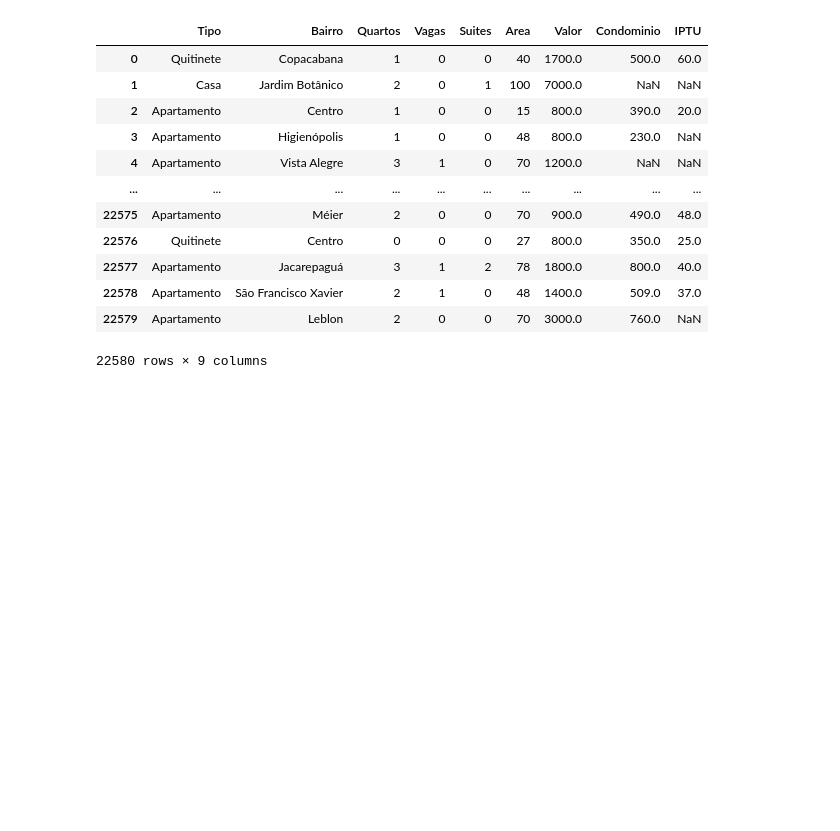
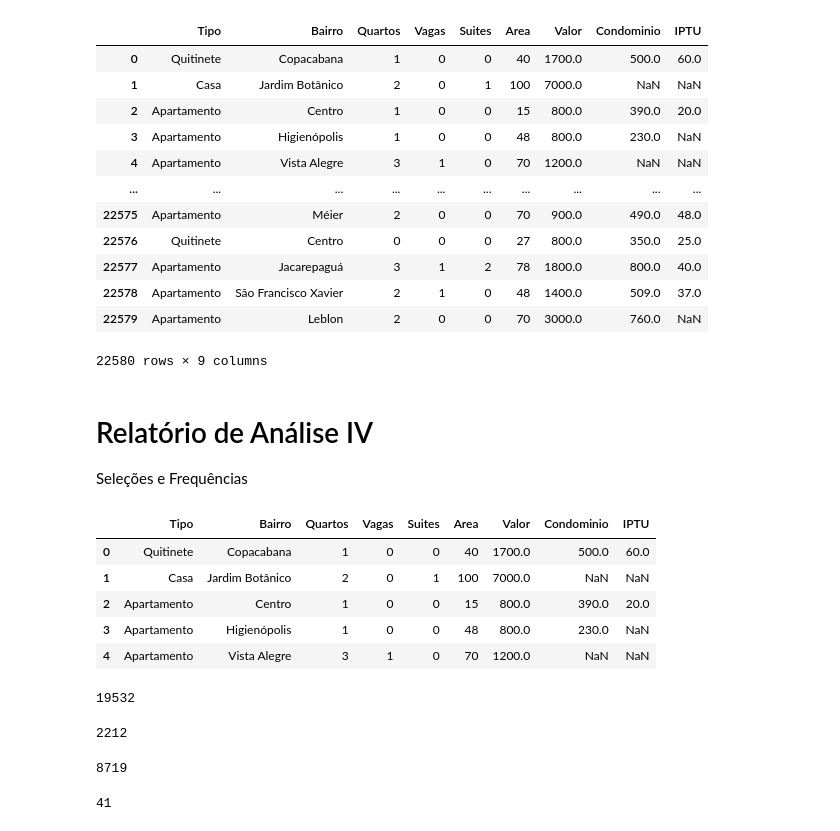
Before and after one commit to Vinicius203/Data_Science, a Jupyter notebook: Iniciante/Pandas_Analise/base_de_dados.ipynb, the cells around one changed output. Saved outputs shown, nothing was run; the diff lists cells and outputs as text; code cells hidden in the pictures; blank space fills up the shorter version.

Commit message:
feat: seleção de dados

```diff
--- a/Iniciante/Pandas_Analise/base_de_dados.ipynb
+++ b/Iniciante/Pandas_Analise/base_de_dados.ipynb
@@ -402,3 +402,7 @@ dados_residenciais_2
 | 22578 | Apartamento | São Francisco Xavier | 2 | 1 | 0 | 48 | 1400.0 | 509.0 | 37.0 |
 | 22579 | Apartamento | Leblon | 2 | 0 | 0 | 70 | 3000.0 | 760.0 | NaN |
 22580 rows × 9 columns
+# %% [markdown]
+# Relatório de Análise IV
+
+Seleções e Frequências
@@ -404,0 +411,49 @@ dados_residenciais_2
+# %%
+dados = pd.read_csv("dados/aluguel_residencial.csv", sep = ";")
+dados.head()
+# %% [output]
+|  | Tipo | Bairro | Quartos | Vagas | Suites | Area | Valor | Condominio | IPTU |
+| 0 | Quitinete | Copacabana | 1 | 0 | 0 | 40 | 1700.0 | 500.0 | 60.0 |
+| 1 | Casa | Jardim Botânico | 2 | 0 | 1 | 100 | 7000.0 | NaN | NaN |
+| 2 | Apartamento | Centro | 1 | 0 | 0 | 15 | 800.0 | 390.0 | 20.0 |
+| 3 | Apartamento | Higienópolis | 1 | 0 | 0 | 48 | 800.0 | 230.0 | NaN |
+| 4 | Apartamento | Vista Alegre | 3 | 1 | 0 | 70 | 1200.0 | NaN | NaN |
+# %%
+# Selecione somente os imóveis classificados com tipo "Apartamento"
+
+selecao_somente_apartamento = dados["Tipo"] == 'Apartamento'
+frequencia_apartamento = dados[selecao_somente_apartamento].shape[0]
+frequencia_apartamento
+# %% [output]
+19532
+# %%
+# Selecione os imóveis classificados com tipos 'Casa',
+# 'Casa de Condomínio' e 'Casa de Vila'
+
+selecao_tipos_casa = (dados['Tipo'] == 'Casa') \
+                     | (dados['Tipo'] == 'Casa de Condomínio') \
+                     | (dados['Tipo'] == 'Casa de Vila')
+
+frequencia_tipos_casa = dados[selecao_tipos_casa].shape[0]
+frequencia_tipos_casa
+# %% [output]
+2212
+# %%
+# Selecione os imóveis com área entre 60 e 100 m², incluindo os limites
+
+selecao_60_100_metros_quadrados = (dados['Area'] >= 60) \
+                                  & (dados['Area'] <= 100)
+
+frequencia_60_100_metros_quadrados = dados[selecao_60_100_metros_quadrados].shape[0]
+frequencia_60_100_metros_quadrados
+# %% [output]
+8719
+# %%
+# Selecione os imóveis que tenham pelo menos 4 quartos e aluguel
+# menor que R$ 2.000,00
+
+selecao = (dados['Quartos'] >= 4) & (dados['Valor'] < 2000)
+frequencia4 = dados[selecao].shape[0]
+frequencia4
+# %% [output]
+41
```
Also changed, not shown: parts of 1 cell of this notebook.
